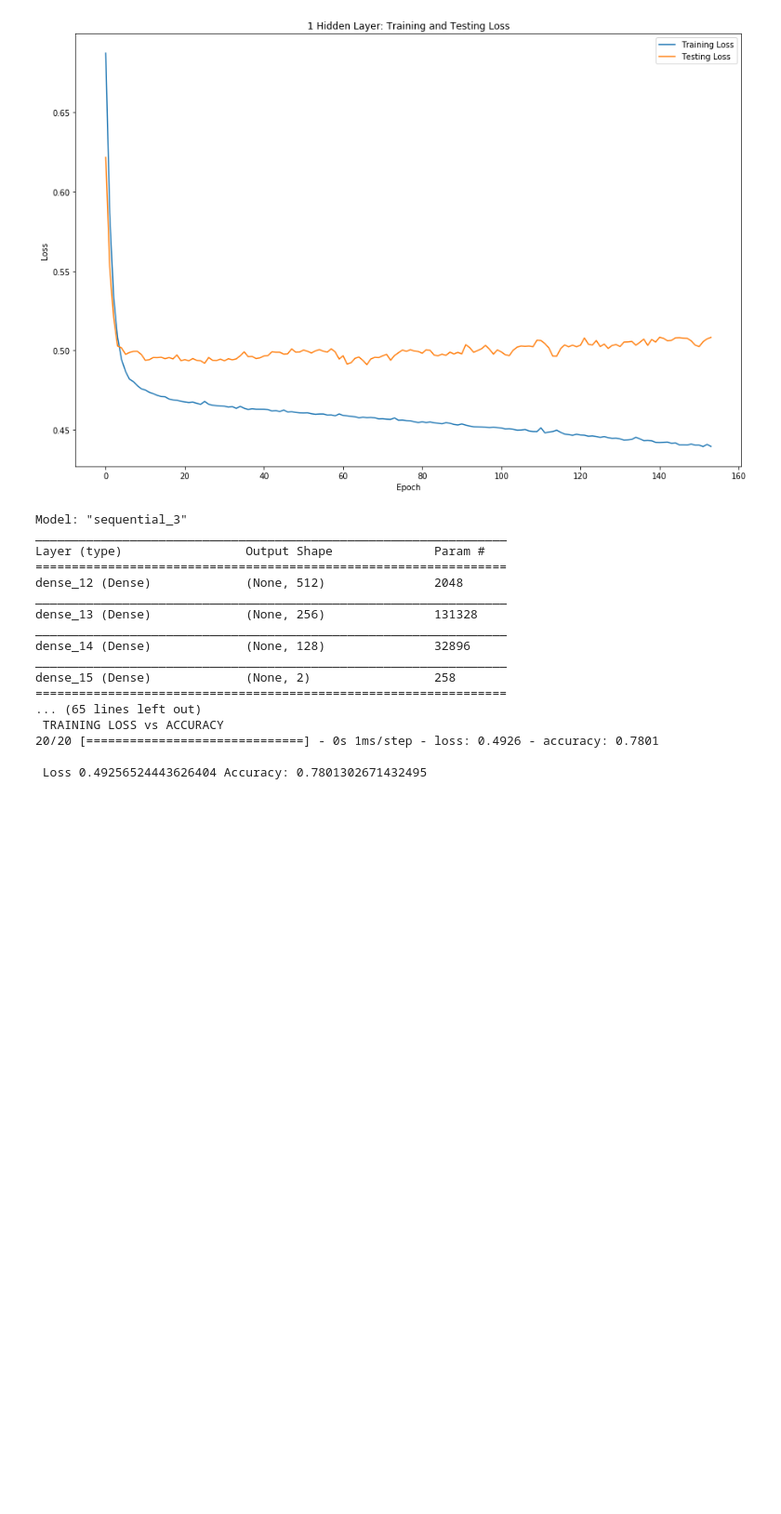
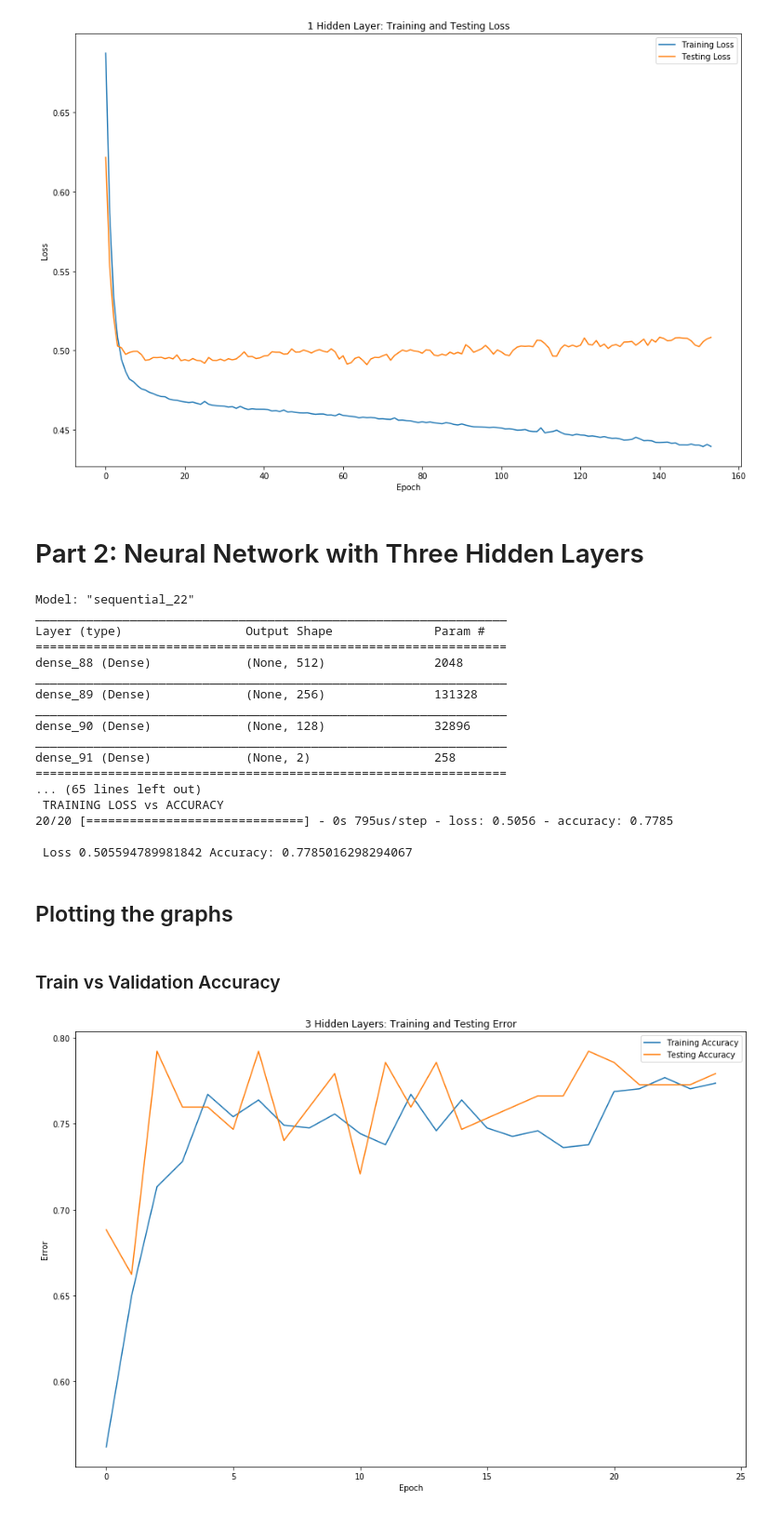
Before and after one commit to Aritra-Paul/neural-network, a Jupyter notebook: cse474_assignment2.ipynb, the cells around one changed output. Shown: that part at 93% size. Saved outputs shown, nothing was run; the diff lists cells and outputs as text; code cells hidden in the pictures; blank space fills up the shorter version.

Commit message:
added graphs

```diff
--- a/cse474_assignment2.ipynb
+++ b/cse474_assignment2.ipynb
@@ -192,6 +192,8 @@ plt.legend(['Training Loss', 'Testing Loss'], loc='upper right')
 plt.show()
 # %% [output]
 [figure]
+# %% [markdown]
+# Part 2: Neural Network with Three Hidden Layers
 # %%
 # Neural Network with Three Hidden Layers.
 
@@ -204,7 +206,7 @@ model.add(Dense(2, activation='sigmoid'))
 #visualizer(model, format='png', view=True)
 
 #using keras, rlr on plateau
-model.compile(optimizer=Adam(learning_rate=0.01), loss='categorical_crossentropy', metrics=['accuracy'])
+model.compile(optimizer=Adam(learning_rate=0.1), loss='categorical_crossentropy', metrics=['accuracy'])
 print(model.summary())
 
 # Training the model.
@@ -225,20 +227,38 @@ print('\n\n\n TRAINING LOSS vs ACCURACY')
 ll, ac = model.evaluate(Xtrain, to_categorical(Ytrain))
 print('\n Loss', ll, 'Accuracy:', ac)
 # %% [output]
-Model: "sequential_3"
+Model: "sequential_22"
 _________________________________________________________________
 Layer (type)                 Output Shape              Param #
 =================================================================
-dense_12 (Dense)             (None, 512)               2048
+dense_88 (Dense)             (None, 512)               2048
 _________________________________________________________________
-dense_13 (Dense)             (None, 256)               131328
+dense_89 (Dense)             (None, 256)               131328
 _________________________________________________________________
-dense_14 (Dense)             (None, 128)               32896
+dense_90 (Dense)             (None, 128)               32896
 _________________________________________________________________
-dense_15 (Dense)             (None, 2)                 258
+dense_91 (Dense)             (None, 2)                 258
 =================================================================
 ... (65 lines left out)
  TRAINING LOSS vs ACCURACY
-20/20 [==============================] - 0s 1ms/step - loss: 0.4926 - accuracy: 0.7801
+20/20 [==============================] - 0s 795us/step - loss: 0.5056 - accuracy: 0.7785
 
- Loss 0.49256524443626404 Accuracy: 0.7801302671432495
+ Loss 0.505594789981842 Accuracy: 0.7785016298294067
+# %% [markdown]
+## Plotting the graphs
+# %% [markdown]
+### Train vs Validation Accuracy
+# %%
+# Plot the accuracy and loss.
+
+# Accuracy
+plt.figure(figsize=(15, 10))
+plt.plot(history.history['accuracy'])
+plt.plot(history.history['val_accuracy'])
+plt.title('3 Hidden Layers: Training and Testing Error')
+plt.ylabel('Error')
+plt.xlabel('Epoch')
+plt.legend(['Training Accuracy', 'Testing Accuracy'], loc='upper right')
+plt.show()
+# %% [output]
+[figure, added]
```
Also changed, not shown: parts of 2 cells of this notebook.
